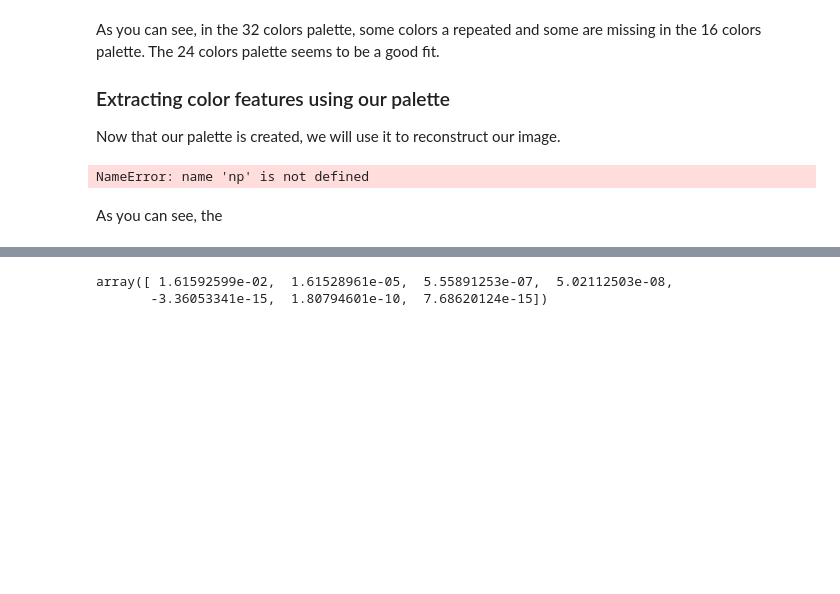
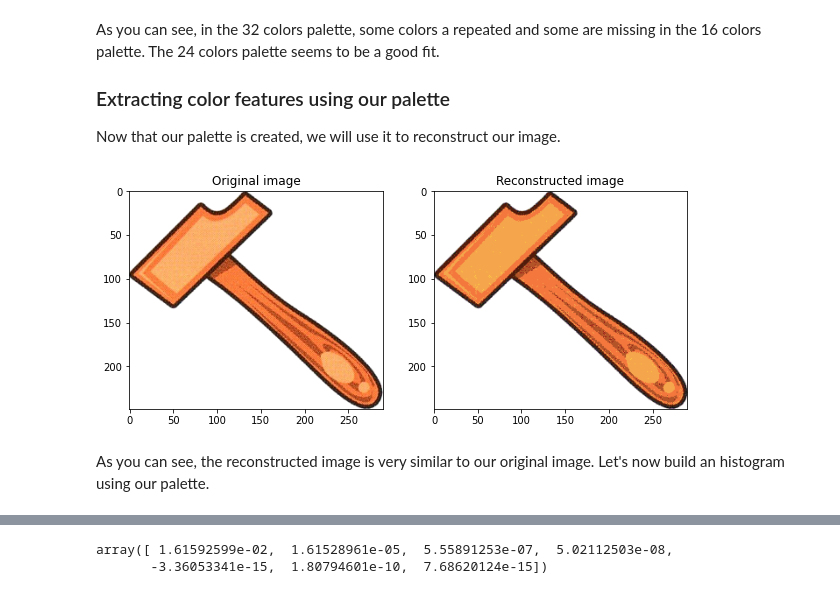
Before and after one commit to 3outeille/iml-project, a Jupyter notebook: notebook.ipynb, the cells around one changed output, grey strips where cells are left out. Drawn from its saved outputs; the diff is of its cells as text; code cells hidden in the pictures; blank space fills up the shorter version.

```diff
--- a/notebook.ipynb
+++ b/notebook.ipynb
@@ -215,16 +215,17 @@ for img, mask in zip(img_train, mask_train):
 # %%
 recolored_img = np.ones(img_train[0].shape, dtype=np.uint8) * 255
 recolored_img[mask_train[0]] = color_lut[label_maps[0]]
 
-plots[0].set_title("An image")
+fx, plots = plt.subplots(1, 2, figsize=(10,5))
+plots[0].set_title("Original image")
 plots[0].imshow(img_train[0])
-plots[1].set_title("Its corresponding mask")
+plots[1].set_title("Reconstructed image")
 plots[1].imshow(recolored_img)
 plt.show()
 # %% [output]
-NameError: name 'np' is not defined
+[figure, added]
-# %% [markdown]
-As you can see, the
+# %% [markdown]
+As you can see, the reconstructed image is very similar to our original image. Let's now build an histogram using our palette.
 # %%
 # Extract histogram (use minlength to ensure homogeneous dimensionality)
 histograms = np.array([np.bincount(lm, minlength=len(
```
Also changed, not shown: parts of 21 cells of this notebook.
